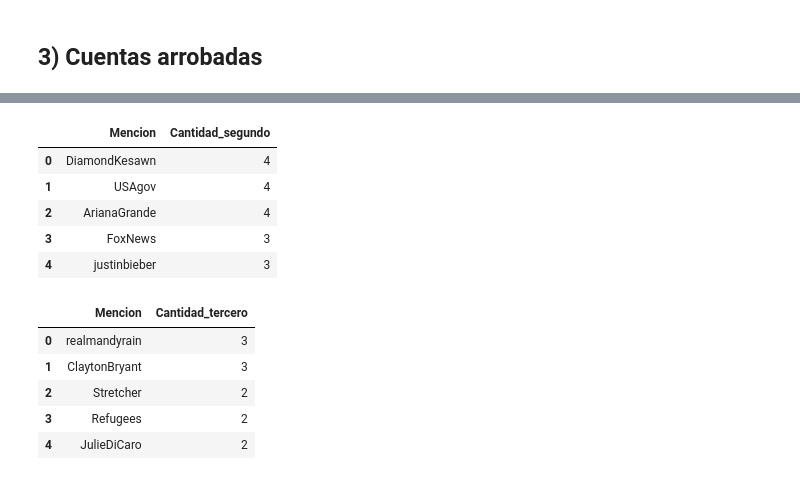
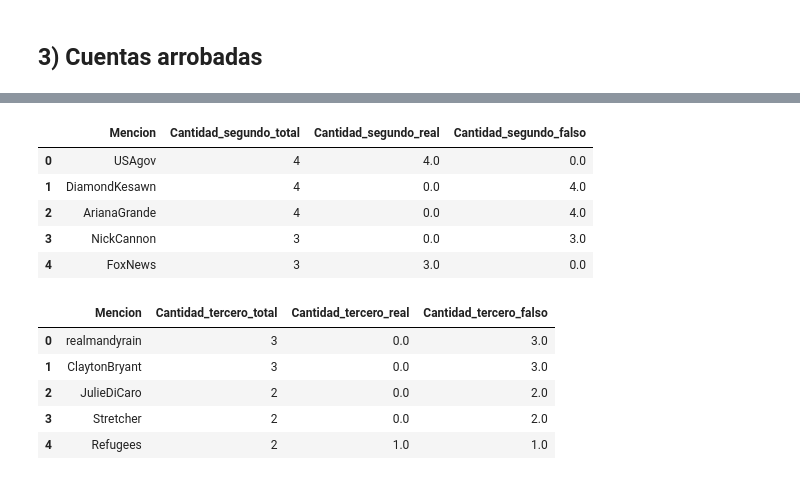
Before and after one commit to SergioCalvani/75.06-Datos-TP1-2020, a Jupyter notebook: Junto.ipynb, the cells around one changed output, grey strips where cells are left out. Saved outputs shown, nothing was run; the diff lists cells and outputs as text; code cells hidden in the pictures.

```diff
--- a/Junto.ipynb
+++ b/Junto.ipynb
@@ -719,33 +741,51 @@ menciones_primero.head()
 # %%
-arroba_segundo=arroba[['Segundo']]
+arroba_segundo=arroba[['Segundo','target']]
 arroba_segundo=pd.concat([arroba_segundo, arroba_segundo['Segundo'].str.split(' ', expand=True)], axis=1)
 arroba_segundo.rename(columns={0:'Mencion'},inplace=True)
-arroba_segundo=arroba_segundo[['Mencion']]
+arroba_segundo=arroba_segundo[['Mencion','target']]
 arroba_segundo=arroba_segundo[(arroba_segundo['Mencion']!='')]
+arroba_segundo_real=arroba_segundo[(arroba_segundo['target']==1)]
+arroba_segundo_falso=arroba_segundo[(arroba_segundo['target']==0)]
 menciones_segundo=arroba_segundo['Mencion'].value_counts().reset_index()
-menciones_segundo.rename(columns={'index':'Mencion','Mencion':'Cantidad_segundo'},inplace=True)
-menciones_segundo.head()
+menciones_segundo_real=arroba_segundo_real['Mencion'].value_counts().reset_index()
+menciones_segundo_falso=arroba_segundo_falso['Mencion'].value_counts().reset_index()
+menciones_segundo.rename(columns={'index':'Mencion','Mencion':'Cantidad_segundo_total'},inplace=True)
+menciones_segundo_real.rename(columns={'index':'Mencion','Mencion':'Cantidad_segundo_real'},inplace=True)
+menciones_segundo_falso.rename(columns={'index':'Mencion','Mencion':'Cantidad_segundo_falso'},inplace=True)
+menciones_segundo_total=pd.merge(menciones_segundo,menciones_segundo_real,on='Mencion',how='left')
+menciones_segundo_total=pd.merge(menciones_segundo_total,menciones_segundo_falso,on='Mencion',how='left')
+menciones_segundo_total.fillna(0,inplace=True)
+menciones_segundo_total.head()
 # %% [output]
-|  | Mencion | Cantidad_segundo |
-| 0 | DiamondKesawn | 4 |
-| 1 | USAgov | 4 |
-| 2 | ArianaGrande | 4 |
-| 3 | FoxNews | 3 |
-| 4 | justinbieber | 3 |
+|  | Mencion | Cantidad_segundo_total | Cantidad_segundo_real | Cantidad_segundo_falso |
+| 0 | USAgov | 4 | 4.0 | 0.0 |
+| 1 | DiamondKesawn | 4 | 0.0 | 4.0 |
+| 2 | ArianaGrande | 4 | 0.0 | 4.0 |
+| 3 | NickCannon | 3 | 0.0 | 3.0 |
+| 4 | FoxNews | 3 | 3.0 | 0.0 |
 # %%
-arroba_tercero=arroba[['Tercero']]
+arroba_tercero=arroba[['Tercero','target']]
 arroba_tercero=pd.concat([arroba_tercero, arroba_tercero['Tercero'].str.split(' ', expand=True)], axis=1)
 arroba_tercero.rename(columns={0:'Mencion'},inplace=True)
-arroba_tercero=arroba_tercero[['Mencion']]
+arroba_tercero=arroba_tercero[['Mencion','target']]
 arroba_tercero=arroba_tercero[(arroba_tercero['Mencion']!='')]
+arroba_tercero_real=arroba_tercero[(arroba_tercero['target']==1)]
+arroba_tercero_falso=arroba_tercero[(arroba_tercero['target']==0)]
 menciones_tercero=arroba_tercero['Mencion'].value_counts().reset_index()
-menciones_tercero.rename(columns={'index':'Mencion','Mencion':'Cantidad_tercero'},inplace=True)
-menciones_tercero.head()
+menciones_tercero_real=arroba_tercero_real['Mencion'].value_counts().reset_index()
+menciones_tercero_falso=arroba_tercero_falso['Mencion'].value_counts().reset_index()
+menciones_tercero.rename(columns={'index':'Mencion','Mencion':'Cantidad_tercero_total'},inplace=True)
+menciones_tercero_real.rename(columns={'index':'Mencion','Mencion':'Cantidad_tercero_real'},inplace=True)
+menciones_tercero_falso.rename(columns={'index':'Mencion','Mencion':'Cantidad_tercero_falso'},inplace=True)
+menciones_tercero_total=pd.merge(menciones_tercero,menciones_tercero_real,on='Mencion',how='left')
+menciones_tercero_total=pd.merge(menciones_tercero_total,menciones_tercero_falso,on='Mencion',how='left')
+menciones_tercero_total.fillna(0,inplace=True)
+menciones_tercero_total.head()
 # %% [output]
-|  | Mencion | Cantidad_tercero |
-| 0 | realmandyrain | 3 |
-| 1 | ClaytonBryant | 3 |
-| 2 | Stretcher | 2 |
-| 3 | Refugees | 2 |
-| 4 | JulieDiCaro | 2 |
+|  | Mencion | Cantidad_tercero_total | Cantidad_tercero_real | Cantidad_tercero_falso |
+| 0 | realmandyrain | 3 | 0.0 | 3.0 |
+| 1 | ClaytonBryant | 3 | 0.0 | 3.0 |
+| 2 | JulieDiCaro | 2 | 0.0 | 2.0 |
+| 3 | Stretcher | 2 | 0.0 | 2.0 |
+| 4 | Refugees | 2 | 1.0 | 1.0 |
 # %%
```
Also changed, not shown: parts of 17 cells of this notebook.
